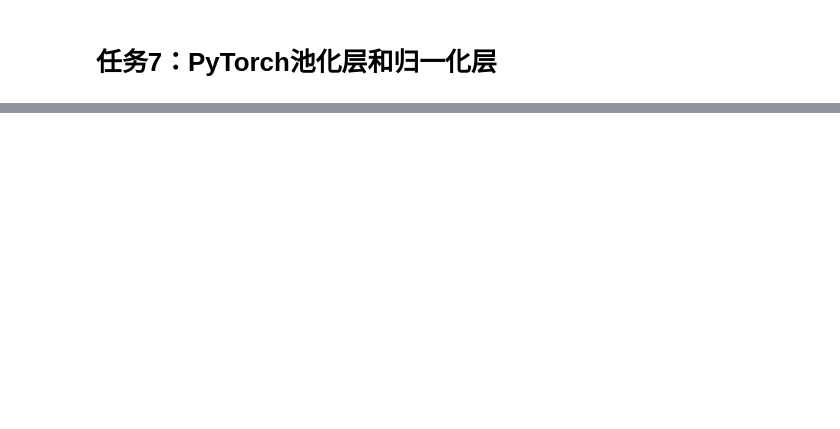
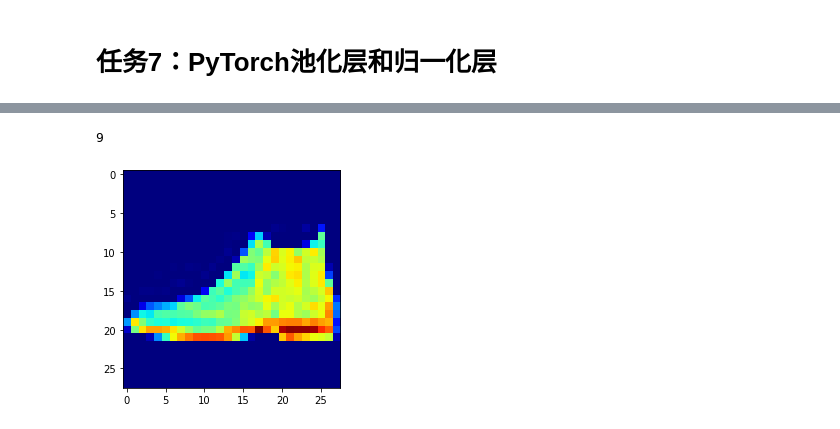
Before and after one commit to leigangblog/Coggle_30_Days_of_ML, a Jupyter notebook: Pytorch与视觉竞赛入门.ipynb, the cells around one changed output, grey strips where cells are left out. Saved outputs shown, nothing was run; the diff lists cells and outputs as text; code cells hidden in the pictures; blank space fills up the shorter version.

```diff
--- a/Pytorch与视觉竞赛入门.ipynb
+++ b/Pytorch与视觉竞赛入门.ipynb
@@ -381,0 +771,8 @@ GroupNorm将channel分组，然后再做归一化, 在batchsize<16的时候, 可
+# %%
+# or we can use this method
+image, label=next(iter(testset))
+plt.imshow(image.squeeze(), cmap="jet")
+print(label)
+# %% [output]
+9
+[figure, added]
```
Also changed, not shown: parts of 64 cells of this notebook, 3 other files.
